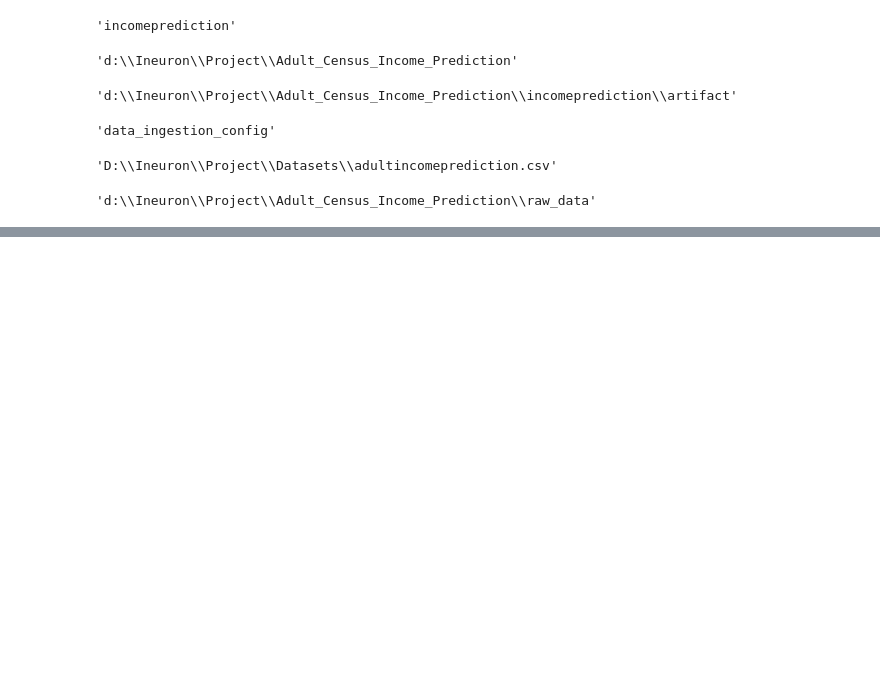
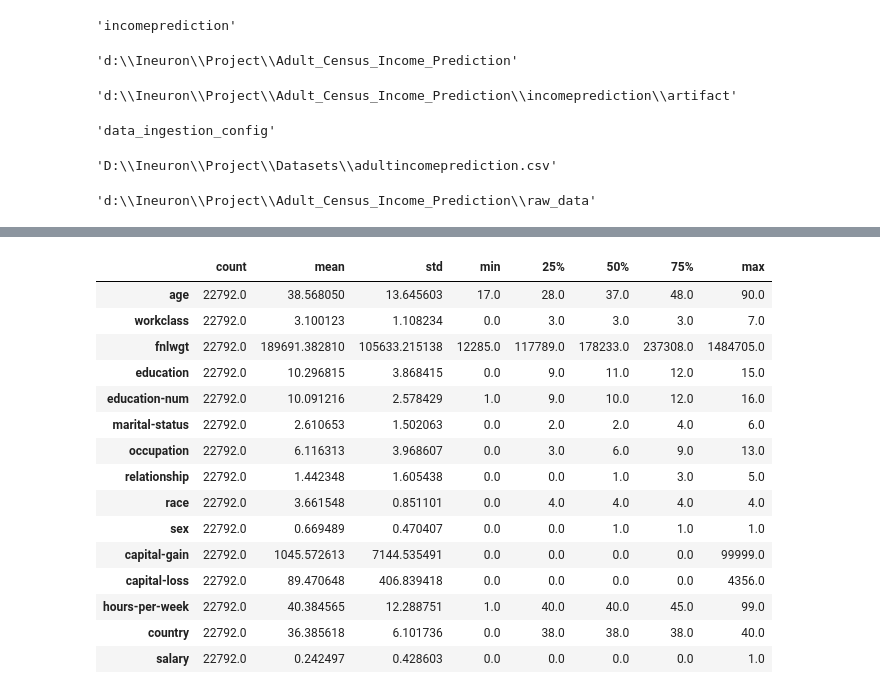
Before and after one commit to Prashant-Baliyan/DL_DVC_Template, a Jupyter notebook: notebook/experiment.ipynb, the cells around one changed output, grey strips where cells are left out. Cells and saved outputs as stored; diff of their text form; code cells hidden in the pictures; blank space fills up the shorter version.

```diff
--- a/notebook/experiment.ipynb
+++ b/notebook/experiment.ipynb
@@ -141,0 +263,19 @@ raw_data_dir1
+# %%
+train_df.describe().T
+# %% [output]
+|  | count | mean | std | min | 25% | 50% | 75% | max |
+| age | 22792.0 | 38.568050 | 13.645603 | 17.0 | 28.0 | 37.0 | 48.0 | 90.0 |
+| workclass | 22792.0 | 3.100123 | 1.108234 | 0.0 | 3.0 | 3.0 | 3.0 | 7.0 |
+| fnlwgt | 22792.0 | 189691.382810 | 105633.215138 | 12285.0 | 117789.0 | 178233.0 | 237308.0 | 1484705.0 |
+| education | 22792.0 | 10.296815 | 3.868415 | 0.0 | 9.0 | 11.0 | 12.0 | 15.0 |
+| education-num | 22792.0 | 10.091216 | 2.578429 | 1.0 | 9.0 | 10.0 | 12.0 | 16.0 |
+| marital-status | 22792.0 | 2.610653 | 1.502063 | 0.0 | 2.0 | 2.0 | 4.0 | 6.0 |
+| occupation | 22792.0 | 6.116313 | 3.968607 | 0.0 | 3.0 | 6.0 | 9.0 | 13.0 |
+| relationship | 22792.0 | 1.442348 | 1.605438 | 0.0 | 0.0 | 1.0 | 3.0 | 5.0 |
+| race | 22792.0 | 3.661548 | 0.851101 | 0.0 | 4.0 | 4.0 | 4.0 | 4.0 |
+| sex | 22792.0 | 0.669489 | 0.470407 | 0.0 | 0.0 | 1.0 | 1.0 | 1.0 |
+| capital-gain | 22792.0 | 1045.572613 | 7144.535491 | 0.0 | 0.0 | 0.0 | 0.0 | 99999.0 |
+| capital-loss | 22792.0 | 89.470648 | 406.839418 | 0.0 | 0.0 | 0.0 | 0.0 | 4356.0 |
+| hours-per-week | 22792.0 | 40.384565 | 12.288751 | 1.0 | 40.0 | 40.0 | 45.0 | 99.0 |
+| country | 22792.0 | 36.385618 | 6.101736 | 0.0 | 38.0 | 38.0 | 38.0 | 40.0 |
+| salary | 22792.0 | 0.242497 | 0.428603 | 0.0 | 0.0 | 0.0 | 0.0 | 1.0 |
```
Also changed, not shown: parts of 33 cells of this notebook, 24 other files.
